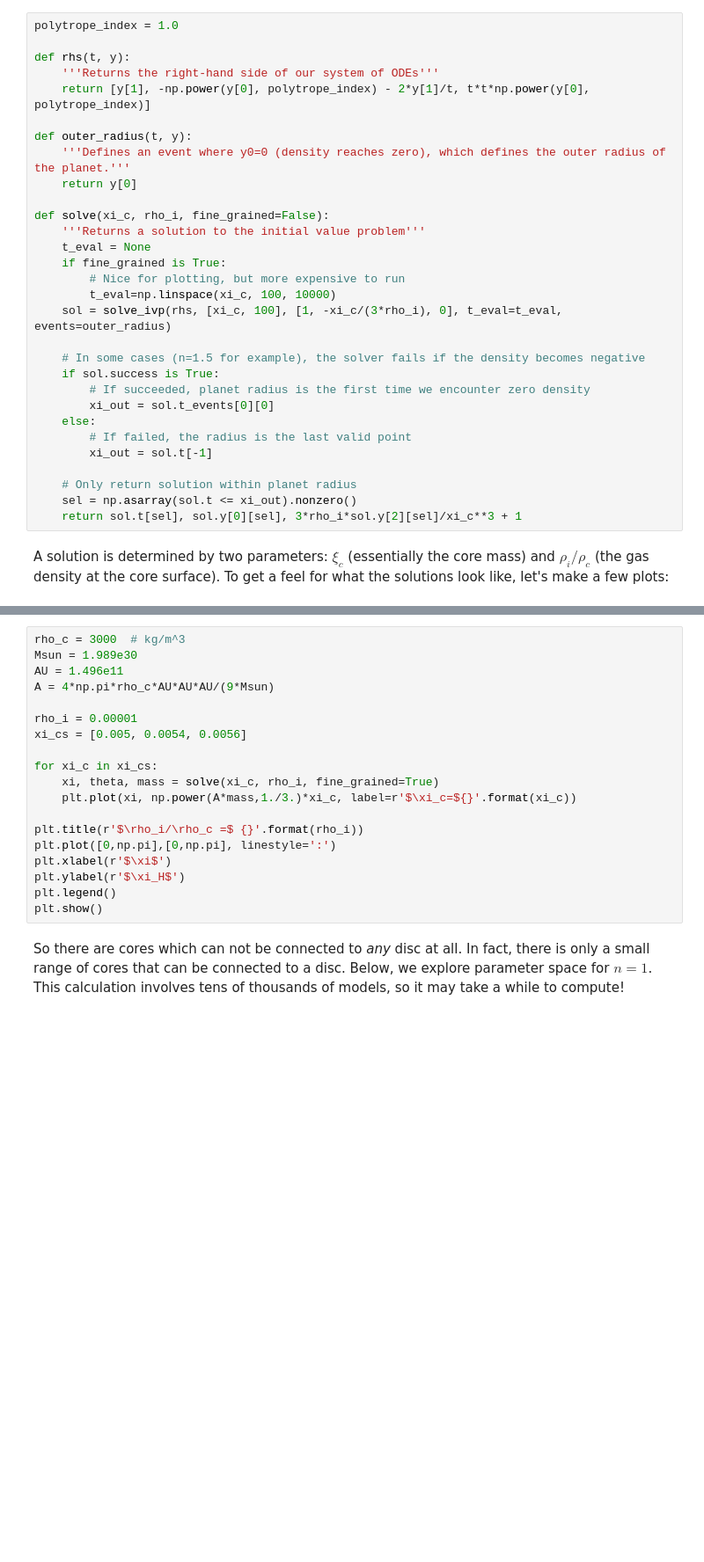
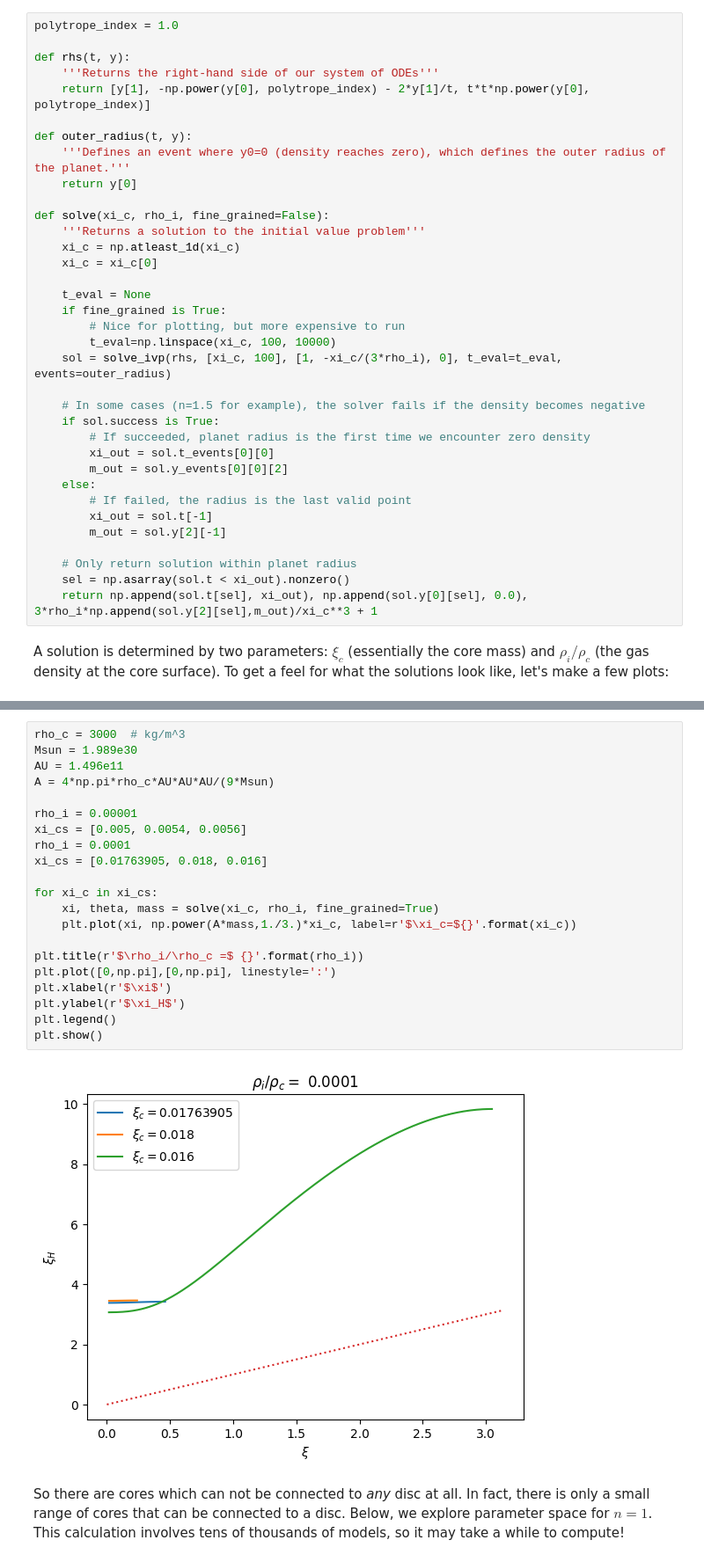
Before and after one commit to SijmeJan/coremass, a Jupyter notebook: coremass.ipynb, the cells around one changed output, grey strips where cells are left out. Shown: that part at 88% size. Saved outputs shown, nothing was run; the diff lists cells and outputs as text; blank space fills up the shorter version.

```diff
--- a/coremass.ipynb
+++ b/coremass.ipynb
@@ -49,6 +50,9 @@ def outer_radius(t, y):
 
 def solve(xi_c, rho_i, fine_grained=False):
     '''Returns a solution to the initial value problem'''
+    xi_c = np.atleast_1d(xi_c)
+    xi_c = xi_c[0]
+
     t_eval = None
     if fine_grained is True:
         # Nice for plotting, but more expensive to run
@@ -59,13 +63,15 @@ def solve(xi_c, rho_i, fine_grained=False):
     if sol.success is True:
         # If succeeded, planet radius is the first time we encounter zero density
         xi_out = sol.t_events[0][0]
+        m_out = sol.y_events[0][0][2]
     else:
         # If failed, the radius is the last valid point
         xi_out = sol.t[-1]
+        m_out = sol.y[2][-1]
 
     # Only return solution within planet radius
-    sel = np.asarray(sol.t <= xi_out).nonzero()
-    return sol.t[sel], sol.y[0][sel], 3*rho_i*sol.y[2][sel]/xi_c**3 + 1
+    sel = np.asarray(sol.t < xi_out).nonzero()
+    return np.append(sol.t[sel], xi_out), np.append(sol.y[0][sel], 0.0), 3*rho_i*np.append(sol.y[2][sel],m_out)/xi_c**3 + 1
 # %% [markdown]
 A solution is determined by two parameters: $\xi_c$ (essentially the core mass) and $\rho_i/\rho_c$ (the gas density at the core surface). To get a feel for what the solutions look like, let's make a few plots:
 # %%
@@ -93,22 +101,26 @@ In order to connect to a disc at a radius $\xi_*$, we need that $\xi_H(\xi_*)=\x
 # %%
 rho_c = 3000  # kg/m^3
 Msun = 1.989e30
 AU = 1.496e11
 A = 4*np.pi*rho_c*AU*AU*AU/(9*Msun)
 
 rho_i = 0.00001
 xi_cs = [0.005, 0.0054, 0.0056]
+rho_i = 0.0001
+xi_cs = [0.01763905, 0.018, 0.016]
 
 for xi_c in xi_cs:
     xi, theta, mass = solve(xi_c, rho_i, fine_grained=True)
     plt.plot(xi, np.power(A*mass,1./3.)*xi_c, label=r'$\xi_c=${}'.format(xi_c))
 
 plt.title(r'$\rho_i/\rho_c =$ {}'.format(rho_i))
 plt.plot([0,np.pi],[0,np.pi], linestyle=':')
 plt.xlabel(r'$\xi$')
 plt.ylabel(r'$\xi_H$')
 plt.legend()
 plt.show()
+# %% [output]
+[figure, added]
 # %% [markdown]
 So there are cores which can not be connected to *any* disc at all. In fact, there is only a small range of cores that can be connected to a disc. Below, we explore parameter space for $n=1$. This calculation involves tens of thousands of models, so it may take a while to compute!
 # %%
```
Also changed, not shown: parts of 6 cells of this notebook.
